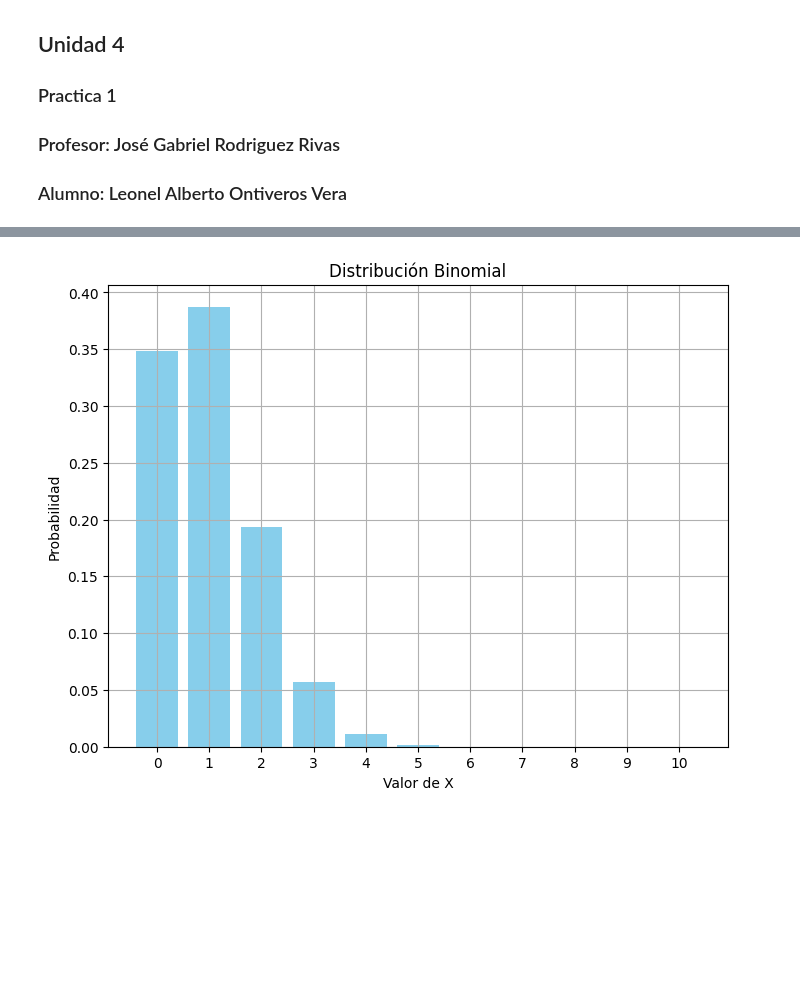
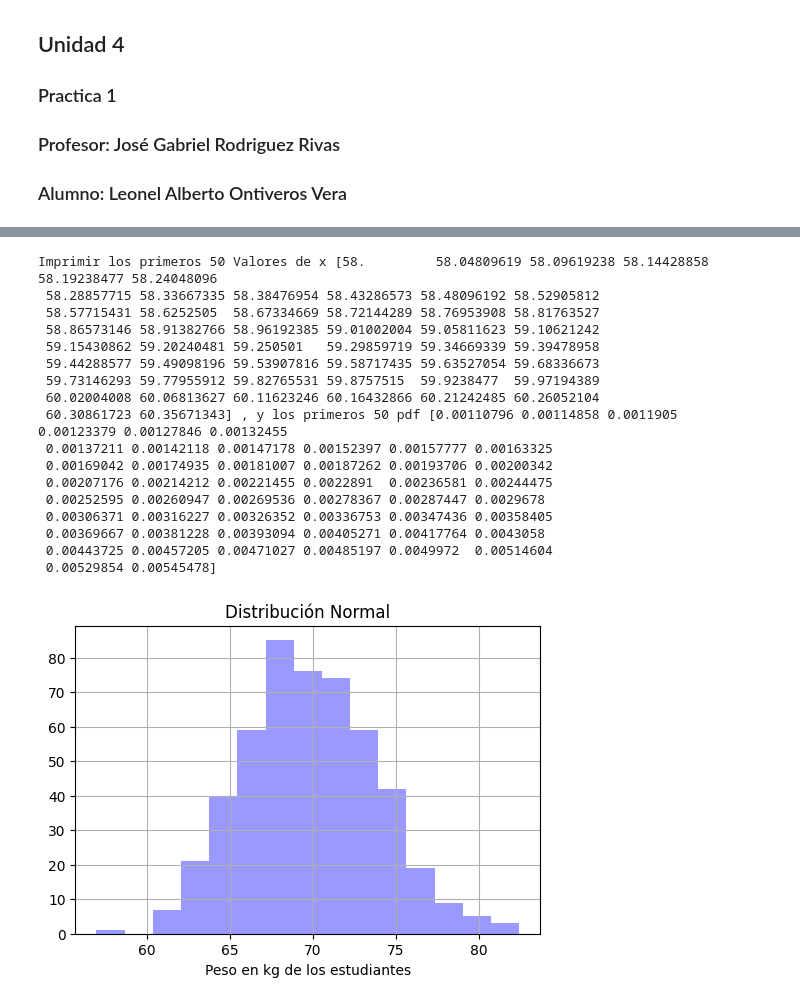
Before and after one commit to LLSS428/Probabilidad-y-Estadistica, a Jupyter notebook: Unidad4/Practica_1.ipynb, the cells around one changed output, grey strips where cells are left out. Cells and saved outputs as stored; diff of their text form; code cells hidden in the pictures; blank space fills up the shorter version.

```diff
--- a/Unidad4/Practica_1.ipynb
+++ b/Unidad4/Practica_1.ipynb
@@ -70,12 +9,51 @@ Valores de x    Probabilidades
+# %%
+import numpy as np
+import matplotlib.pyplot as plt
+from scipy.stats import norm
+
+# Generar datos para la distribución normal
+media = 70       # Media
+desv_std = 4     # Desviación estándar
+num_datos = 500
+
+# Generamos los datos de manera aleatoria y los ponemos en una lista (array)
+datos = np.random.normal(media, desv_std, num_datos)
+# %%
+
+# Crear un rango de valores para crear una densidad
+# El rango va de la media - 3*desv_std hasta la media + 3*desv_std
+x = np.linspace(media - 3 * desv_std, media + 3 * desv_std, num_datos)
+
+# Calcular la PDF de la distribución normal (fórmula explícita, aunque 'norm.pdf' lo hace más fácil)
+# pdf = 1 / (desv_std * np.sqrt(2 * np.pi)) * np.exp( - (x - media)**2 / (2 * desv_std**2))
+# Usando scipy para el cálculo:
+pdf = norm.pdf(x, media, desv_std)
+print("Imprimir los primeros 50 Valores de x", x[0:50], ", y los primeros 50 pdf", pdf[0:50])
+# %% [output]
+Imprimir los primeros 50 Valores de x [58.         58.04809619 58.09619238 58.14428858 58.19238477 58.24048096
+ 58.28857715 58.33667335 58.38476954 58.43286573 58.48096192 58.52905812
+ 58.57715431 58.6252505  58.67334669 58.72144289 58.76953908 58.81763527
+ 58.86573146 58.91382766 58.96192385 59.01002004 59.05811623 59.10621242
+ 59.15430862 59.20240481 59.250501   59.29859719 59.34669339 59.39478958
+ 59.44288577 59.49098196 59.53907816 59.58717435 59.63527054 59.68336673
+ 59.73146293 59.77955912 59.82765531 59.8757515  59.9238477  59.97194389
+ 60.02004008 60.06813627 60.11623246 60.16432866 60.21242485 60.26052104
+ 60.30861723 60.35671343] , y los primeros 50 pdf [0.00110796 0.00114858 0.0011905  0.00123379 0.00127846 0.00132455
+ 0.00137211 0.00142118 0.00147178 0.00152397 0.00157777 0.00163325
+ 0.00169042 0.00174935 0.00181007 0.00187262 0.00193706 0.00200342
+ 0.00207176 0.00214212 0.00221455 0.0022891  0.00236581 0.00244475
+ 0.00252595 0.00260947 0.00269536 0.00278367 0.00287447 0.0029678
+ 0.00306371 0.00316227 0.00326352 0.00336753 0.00347436 0.00358405
+ 0.00369667 0.00381228 0.00393094 0.00405271 0.00417764 0.0043058
+ 0.00443725 0.00457205 0.00471027 0.00485197 0.0049972  0.00514604
+ 0.00529854 0.00545478]
 # %%
-# Graficar el histograma de la distribución binomial
-plt.figure(figsize=(8, 6))
-plt.bar(valores_x, probabilidades_x, color='skyblue')
-plt.title('Distribución Binomial')
-plt.xlabel('Valor de X')
-plt.ylabel('Probabilidad')
-plt.xticks(valores_x)
+# Graficar histograma
+plt.figure(figsize=(6, 4))
+plt.hist(datos, bins=15, alpha=0.4, color='b') # Histograma de los datos
+plt.title('Distribución Normal')
+plt.xlabel('Peso en kg de los estudiantes')
 plt.grid(True)
 plt.show()
 # %% [output]
-[figure, old version]
+[figure, new version]
```
Also changed, not shown: parts of 6 cells of this notebook.
